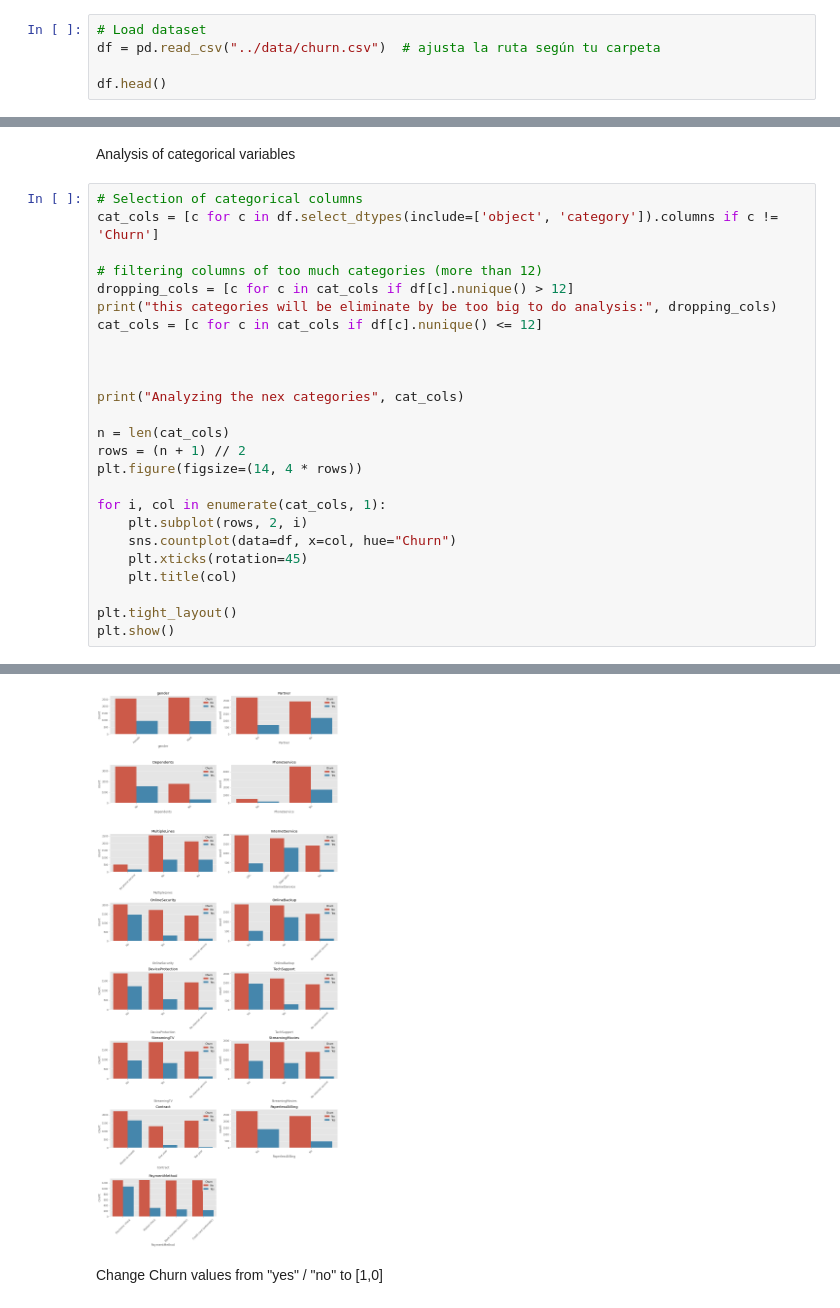
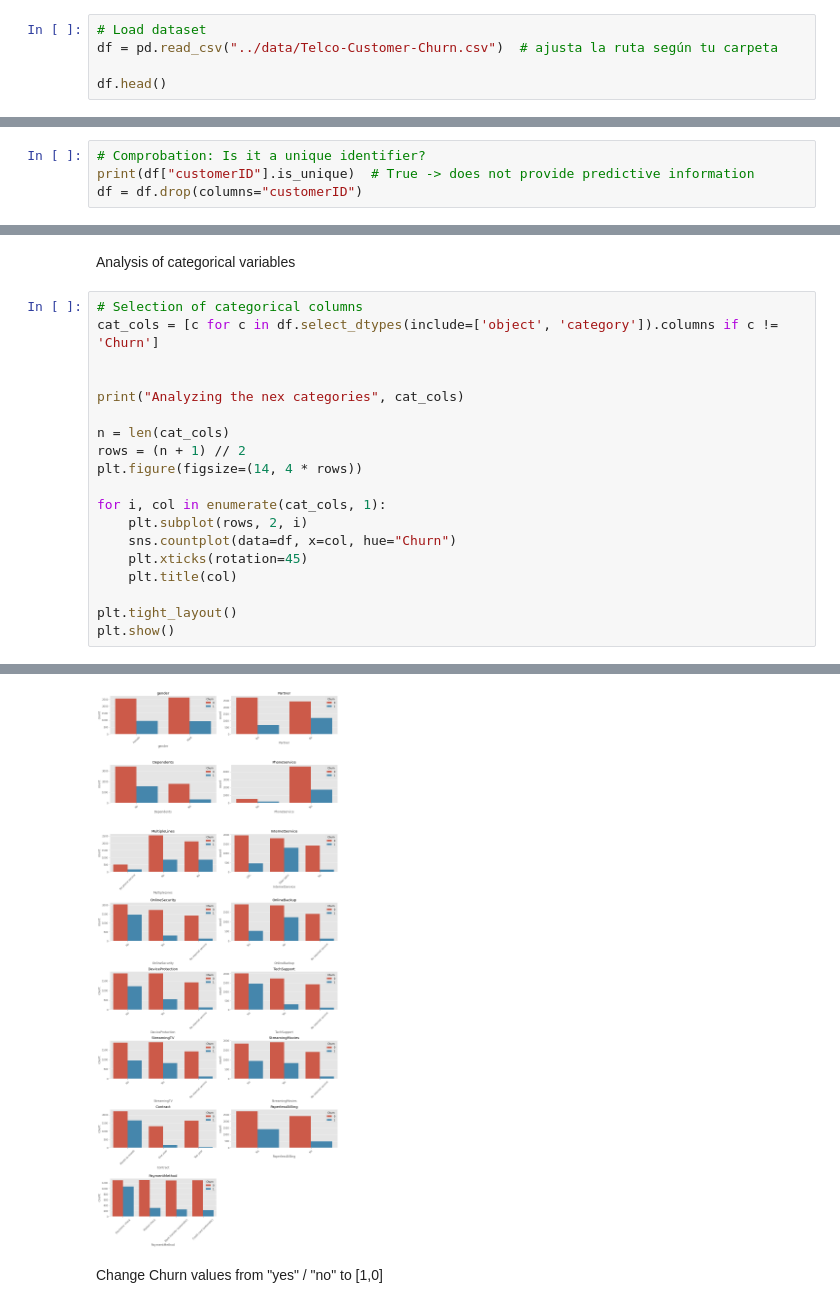
Before and after one commit to Migue-Mos/churn-prediction, a Jupyter notebook: notebooks/01_EDA.ipynb, the cells around one changed output, grey strips where cells are left out. Cells and saved outputs as stored; diff of their text form.

```diff
--- a/notebooks/01_EDA.ipynb
+++ b/notebooks/01_EDA.ipynb
@@ -27,7 +27,7 @@ plt.style.use("ggplot")
 Load dataset
 # %%
 # Load dataset
-df = pd.read_csv("../data/churn.csv")  # ajusta la ruta según tu carpeta
+df = pd.read_csv("../data/Telco-Customer-Churn.csv")  # ajusta la ruta según tu carpeta
 
 df.head()
 # %% [output]
@@ -89,0 +92,4 @@ df.describe(include="all").T
+# %%
+# Comprobation: Is it a unique identifier?
+print(df["customerID"].is_unique)  # True -> does not provide predictive information
+df = df.drop(columns="customerID")
@@ -190,12 +198,6 @@ Analysis of categorical variables
 # %%
 # Selection of categorical columns
 cat_cols = [c for c in df.select_dtypes(include=['object', 'category']).columns if c != 'Churn']
-
-# filtering columns of too much categories (more than 12)
-dropping_cols = [c for c in cat_cols if df[c].nunique() > 12]
-print("this categories will be eliminate by be too big to do analysis:", dropping_cols)
-cat_cols = [c for c in cat_cols if df[c].nunique() <= 12]
-
 
 
 print("Analyzing the nex categories", cat_cols)
@@ -217,5 +218,5 @@ this categories will be eliminate by be too big to do analysis: ['customerID']
 Analyzing the nex categories ['gender', 'Partner', 'Dependents', 'PhoneService', 'MultipleLines', 'InternetService', 'OnlineSecurity', 'OnlineBackup', 'DeviceProtection', 'TechSupport', 'StreamingTV', ...
-[figure, old version]
+[figure, new version]
 # %% [markdown]
 Change Churn values from "yes" / "no" to [1,0]
 # %%
```
Also changed, not shown: parts of 7 cells of this notebook, 11 other files.
